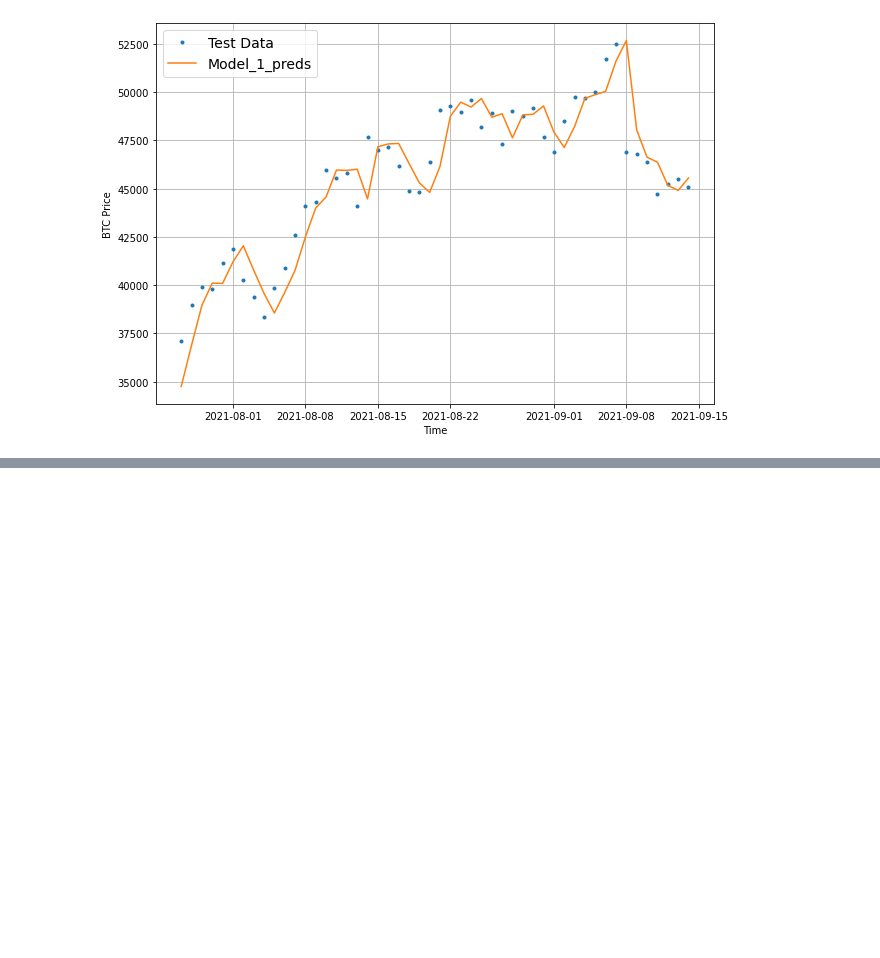
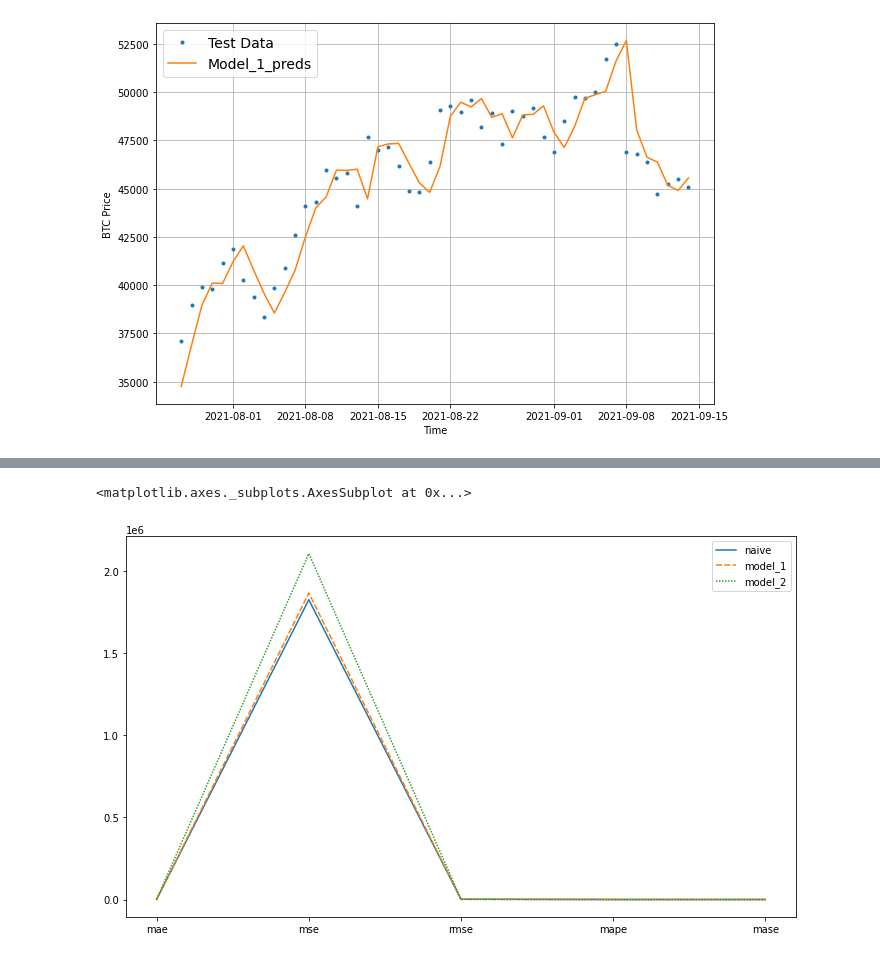
Before and after one commit to Dimisz/tensorflow_projects, a Jupyter notebook: time_series/bitcoin_price_prediction.ipynb, the cells around one changed output, grey strips where cells are left out. Drawn from its saved outputs; the diff is of its cells as text; code cells hidden in the pictures; blank space fills up the shorter version.

```diff
--- a/time_series/bitcoin_price_prediction.ipynb
+++ b/time_series/bitcoin_price_prediction.ipynb
@@ -674,0 +749,4 @@ plot_time_series(timesteps=X_test[-len(test_windows):],
+# %%
+# Evaluate preds
+model_2_results = evaluate_preds(y_true=tf.squeeze(test_labels_30),
+                                 y_pred=model_2_preds)
@@ -674,0 +885,7 @@ plot_time_series(timesteps=X_test[-len(test_windows):],
+# %%
+import pandas as pd
+res = pd.DataFrame({"naive": pd.Series(naive_results),
+                    "model_1":pd.Series(model_1_results),
+                    "model_2":pd.Series(model_2_results),
+                    #"model_3":pd.Series(model_3_results)
+                    })
@@ -674,0 +901,9 @@ plot_time_series(timesteps=X_test[-len(test_windows):],
+# %%
+import seaborn as sns
+plt.figure(figsize=(12,7))
+sns.lineplot(data=res)
+# plt.figure(figsize=(12,7))
+# res.plot()
+# %% [output]
+<matplotlib.axes._subplots.AxesSubplot at 0x...>
+[figure, added]
```
Also changed, not shown: parts of 22 cells of this notebook.
